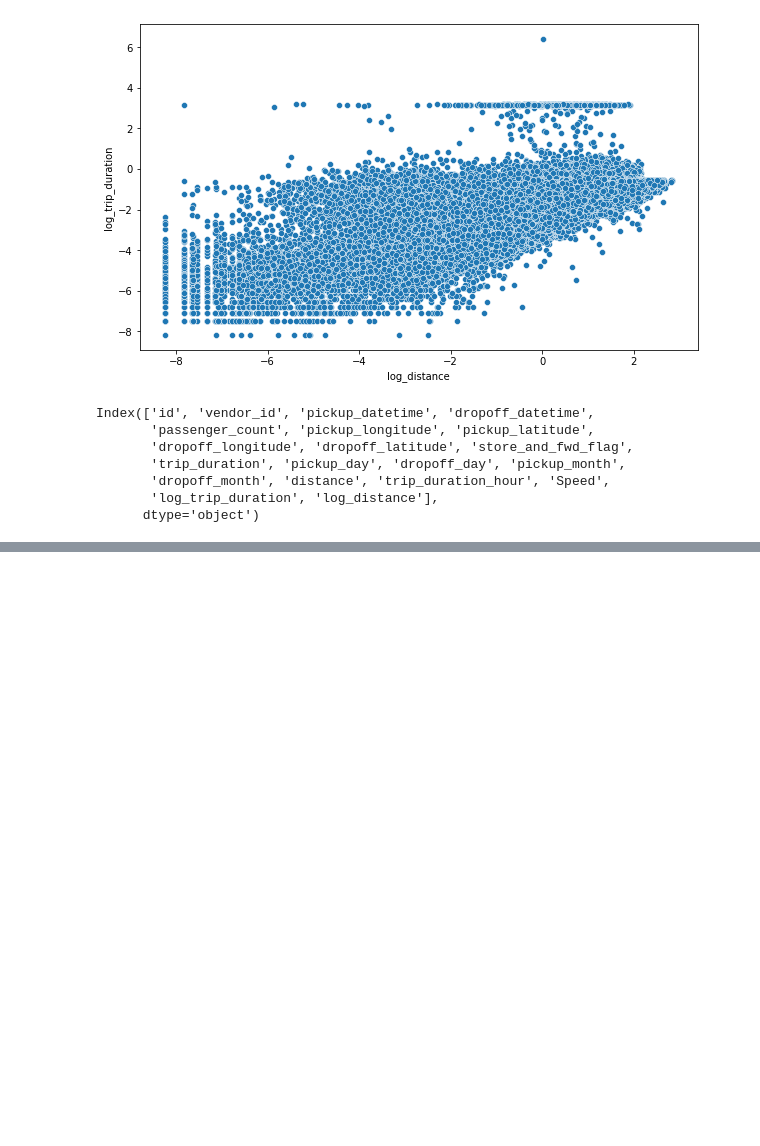
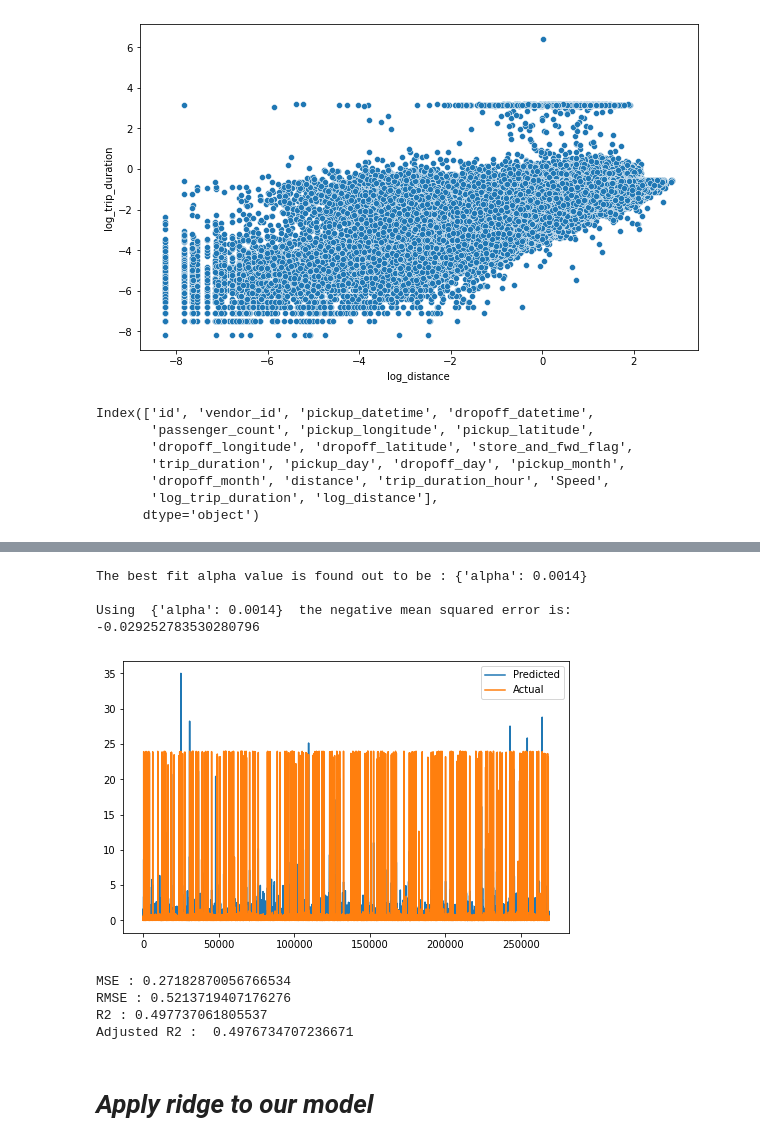
Before and after one commit to jogapritam/Global-Terrorism-Analysis, a Jupyter notebook: NYC_Taxi_Trip_Time_Prediction_Jogapritam_Sahu_.ipynb, the cells around one changed output, grey strips where cells are left out. Drawn from its saved outputs; the diff is of its cells as text; code cells hidden in the pictures; blank space fills up the shorter version.

```diff
--- a/NYC_Taxi_Trip_Time_Prediction_Jogapritam_Sahu_.ipynb
+++ b/NYC_Taxi_Trip_Time_Prediction_Jogapritam_Sahu_.ipynb
@@ -494,0 +665,7 @@ df.head()
+# %%
+### Cross validation
+from sklearn.model_selection import GridSearchCV
+lasso = Lasso()
+parameters = {'alpha': [1e-15,1e-13,1e-10,1e-8,1e-5,1e-4,1e-3,1e-2,1e-1,1,5,10,20,30,40,45,50,55,60,100,0.0014]}
+lasso_regressor = GridSearchCV(lasso, parameters, scoring='neg_mean_squared_error', cv=5)
+lasso_regressor.fit(X_train, y_train)
@@ -494,0 +684,34 @@ df.head()
+# %%
+print("The best fit alpha value is found out to be :" ,lasso_regressor.best_params_)
+print("\nUsing ",lasso_regressor.best_params_, " the negative mean squared error is: ", lasso_regressor.best_score_)
+# %% [output]
+The best fit alpha value is found out to be : {'alpha': 0.0014}
+
+Using  {'alpha': 0.0014}  the negative mean squared error is:  -0.029252783530280796
+# %%
+y_pred_lasso = lasso_regressor.predict(X_test)
+# %%
+plt.figure(figsize=(8,5))
+plt.plot(10**(y_pred_lasso))
+plt.plot(10**(np.array(y_test)))
+plt.legend(["Predicted","Actual"])
+plt.show()
+# %% [output]
+[figure, added]
+# %%
+MSE  = mean_squared_error(10**(y_test), 10**(y_pred_lasso))
+print("MSE :" , MSE)
+
+RMSE = np.sqrt(MSE)
+print("RMSE :" ,RMSE)
+
+r2 = r2_score(10**(y_test), 10**(y_pred_lasso))
+print("R2 :" ,r2)
+print("Adjusted R2 : ",1-(1-r2_score(10**(y_test), 10**(y_pred_lasso)))*((X_test.shape[0]-1)/(X_test.shape[0]-X_test.shape[1]-1)))
+# %% [output]
+MSE : 0.27182870056766534
+RMSE : 0.5213719407176276
+R2 : 0.497737061805537
+Adjusted R2 :  0.4976734707236671
+# %% [markdown]
+# ***Apply ridge to our model***
```
Also changed, not shown: parts of 39 cells of this notebook.
